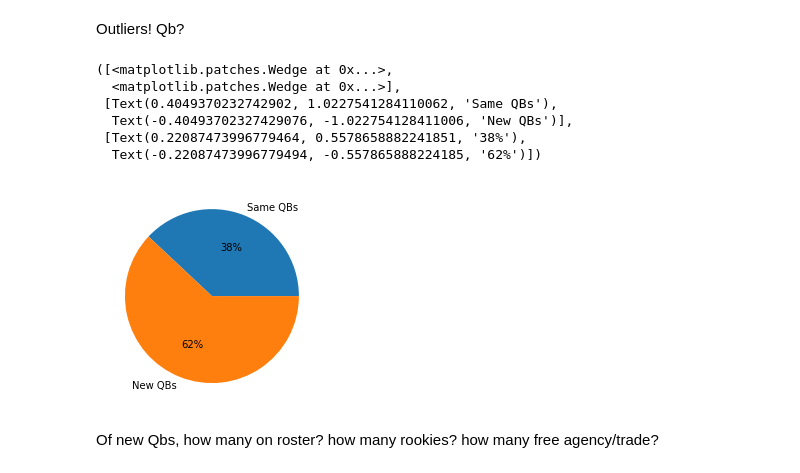
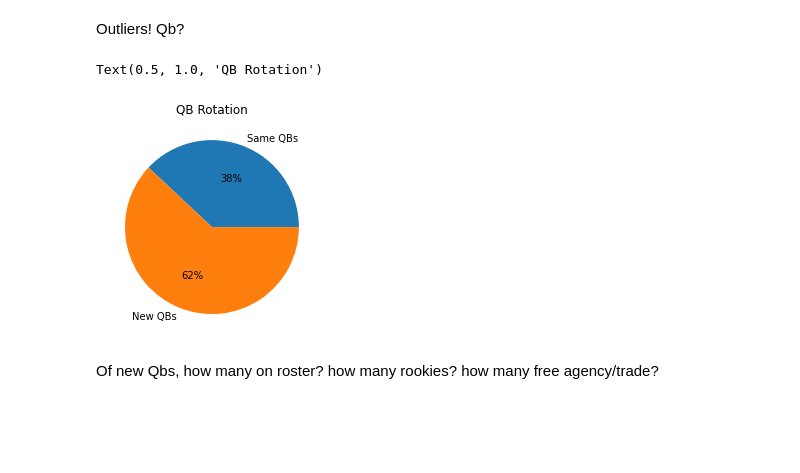
Before and after one commit to rksmith56/rksmith56.github.io, a Jupyter notebook: mainsource.ipynb, the cells around one changed output. Saved outputs shown, nothing was run; the diff lists cells and outputs as text; code cells hidden in the pictures; blank space fills up the shorter version.

```diff
--- a/mainsource.ipynb
+++ b/mainsource.ipynb
@@ -277,11 +331,14 @@ updated_years_frame_ls
 192 rows × 14 columns
 # %%
 i = 0
+#Cycles through the list of teams
 while i <= len(low_years_frame_ls.index) - 1:
-    low_years_frame_ls.loc[i ,'NextYearWins'] = updated_years_frame_ls.loc[(updated_years_frame_ls['Year'] == int(str(low_years_frame_ls["Year"].iloc[i] + 1))) & (updated_years_frame_ls['Tm'] == str(low_years_frame_ls["Tm"].iloc[i]))]['W'].item()
+    #Uses the updated list to find how many wins the team had next year and sets it to the "NextYearWins" column
+    low_years_frame_ls.loc[i ,'NextYearWins'] = updated_years_frame_ls.loc[(updated_years_frame_ls['Year'] == int(str(low_years_frame_ls["Year"].iloc[i] + 1))) &
+    (updated_years_frame_ls['Tm'] == str(low_years_frame_ls["Tm"].iloc[i]))]['W'].item()
     i = i + 1
 
-
+#Prints new table
 low_years_frame_ls
 # %% [output]
 |  | Tm | W | L | W-L% | PF | PA | PD | MoV | SoS | SRS | OSRS | ... |
@@ -315,19 +375,17 @@ Text(0.5, 0, 'Number of Wins the Following Year')
 # %% [markdown]
 Outliers! Qb?
 # %%
+#Creates a list of the percentages of individuals who had new QBs or Different QBs between the two years
 values = [round(((len((low_years_frame_ls[low_years_frame_ls['CurrentQB'] == low_years_frame_ls['NextYearQB']]).index)) / (len(low_years_frame_ls.index))) * 100),
 round(((len((low_years_frame_ls[low_years_frame_ls['CurrentQB'] != low_years_frame_ls['NextYearQB']]).index)) / (len(low_years_frame_ls.index))) * 100)]
-
+#Sets lables for the pie chart
 label = ['Same QBs', 'New QBs']
-
+#Creates the pie chart
 plt.pie(values, labels=label, autopct = '%0.0f%%')
+#Sets the title
+plt.title("QB Rotation")
 # %% [output]
-([<matplotlib.patches.Wedge at 0x...>,
-  <matplotlib.patches.Wedge at 0x...>],
- [Text(0.4049370232742902, 1.0227541284110062, 'Same QBs'),
-  Text(-0.40493702327429076, -1.022754128411006, 'New QBs')],
- [Text(0.22087473996779464, 0.5578658882241851, '38%'),
-  Text(-0.22087473996779494, -0.557865888224185, '62%')])
+Text(0.5, 1.0, 'QB Rotation')
-[figure, old version]
+[figure, new version]
 # %% [markdown]
 Of new Qbs, how many on roster? how many rookies? how many free agency/trade?
```
Also changed, not shown: parts of 14 cells of this notebook.
